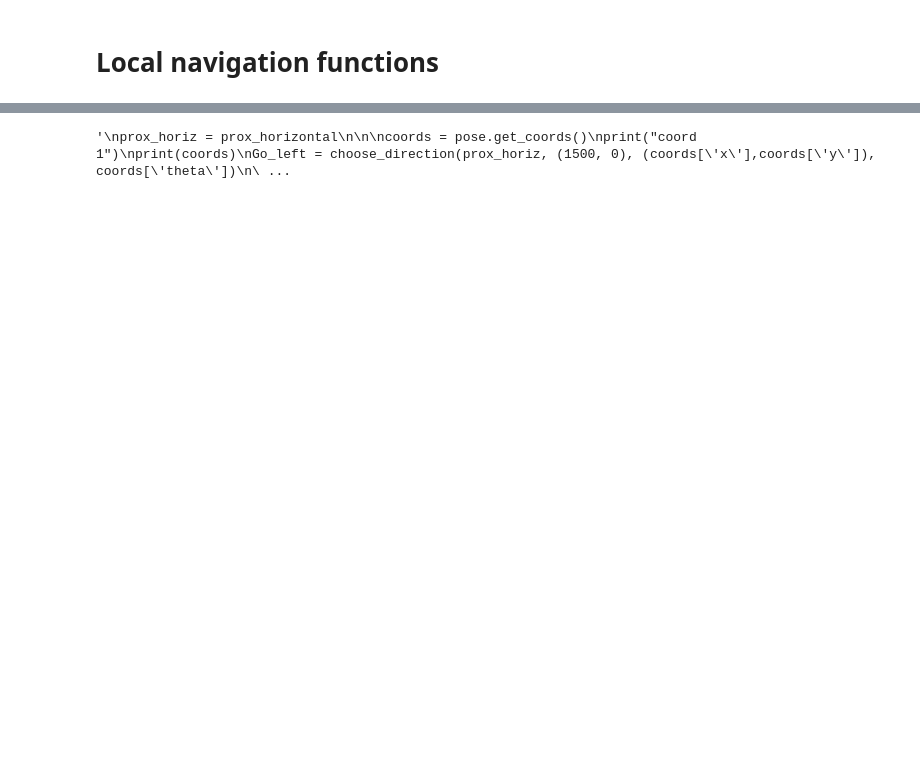
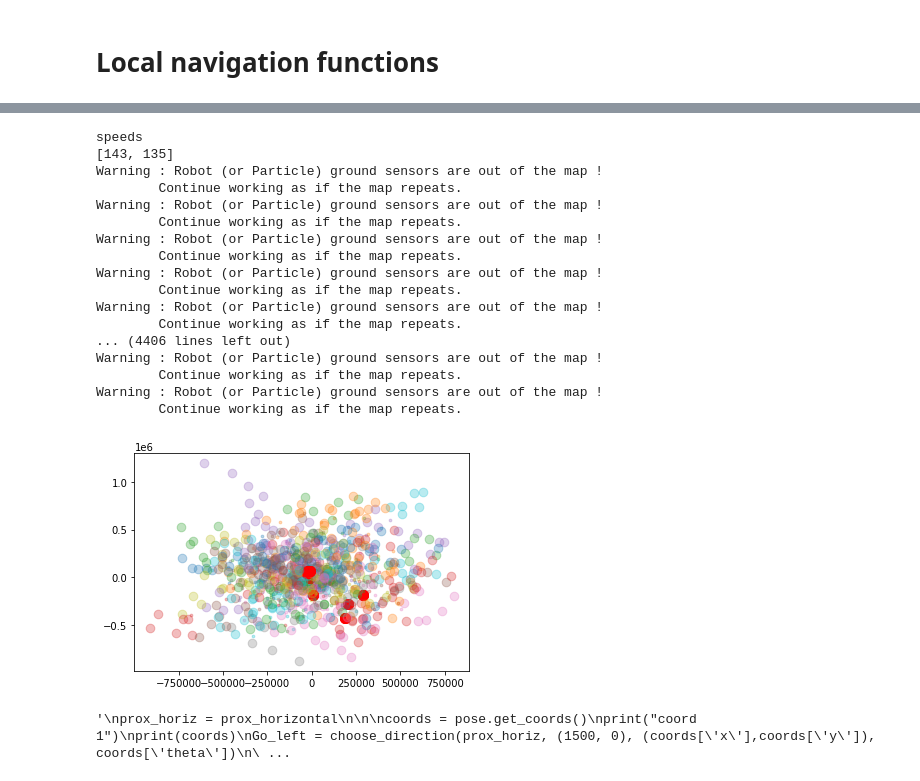
Before and after one commit to vphilippoz/MobileRobotics, a Jupyter notebook: Work_plz.ipynb, the cells around one changed output, grey strips where cells are left out. Drawn from its saved outputs; the diff is of its cells as text; code cells hidden in the pictures; blank space fills up the shorter version.

```diff
--- a/Work_plz.ipynb
+++ b/Work_plz.ipynb
@@ -558,27 +535,40 @@ def left_obst_follow(reset):
 #putting together functions
 obstacle = False
 ITER_PATH_FREE = 9 #number of iteration where the path to the goal is free before we stop following the obstacle
-speeds_init = 400
+speeds_init = 180
+THRESHOLD_PROX2 = 1500
+THRESHOLD_PROX1 = 1700
+THRESHOLD_PROX3 = 1700
+THRESHOLD_PROX0 = 2500
+THRESHOLD_PROX4 = 2500
+dt = 0.3
 motor_left_target = speeds_init
 motor_right_target = speeds_init
 pose = Pose(500,500,0)
-pose.set_coords(500, 500, 0.00)
+
 i = 0
-while i <= 10: #not obstacle:
+while i <= 10:#not obstacle:
     i += 1
     prox = prox_horizontal
-    obstacle = obstacle or obstacle_detected(prox[2], 1500)
-    obstacle = obstacle or obstacle_detected(prox[1], 1700)
-    obstacle = obstacle or obstacle_detected(prox[3], 1700)
-    obstacle = obstacle or obstacle_detected(prox[0], 2500)
-    obstacle = obstacle or obstacle_detected(prox[4], 2500)
+    obstacle = obstacle or obstacle_detected(prox[2], THRESHOLD_PROX2)
+    obstacle = obstacle or obstacle_detected(prox[1], THRESHOLD_PROX1)
+    obstacle = obstacle or obstacle_detected(prox[3], THRESHOLD_PROX3)
+    obstacle = obstacle or obstacle_detected(prox[0], THRESHOLD_PROX0)
+    obstacle = obstacle or obstacle_detected(prox[4], THRESHOLD_PROX4)
 
-    sleep(0.2)
+    sleep(dt)
+
     prox_grnd = prox_ground_delta
-    pose.update([motor_left_speed,motor_right_speed], prox_grnd, 200)
+    speeds_meas = [motor_left_speed,motor_right_speed]
+    print("speeds")
+    print(speeds_meas)
+    pose.update(speeds_meas, prox_grnd, 1000*dt)
+    pose.plot()
 
 motor_left_target = 0
 motor_right_target = 0
+sleep(0.3)
+plt.show()
 """
 prox_horiz = prox_horizontal
 
@@ -590,7 +580,7 @@ Go_left = choose_direction(prox_horiz, (1500, 0), (coords['x'],coords['y']), coo
 
 follow_obst = True
 prox_grnd = prox_ground_delta
-sleep(0.3)
+sleep(dt)
 pose.update([speeds_init,speeds_init], prox_grnd, 300)
 coords = pose.get_coords()
 print("coord2")
@@ -615,9 +605,9 @@ while follow_obst:
         #print("LEFT")
 
     else:
-        speeds_and_err = left_obst_follow(reset)
-        motor_right_target = speeds_and_err[0]
-        motor_left_target = speeds_and_err[1]
+        speeds = left_obst_follow(reset)
+        motor_right_target = speeds[0]
+        motor_left_target = speeds[1]
 
 
     coords = pose.get_coords()
@@ -625,36 +615,54 @@ while follow_obst:
     print(coords)
 
     if path_to_goal_free(coords['theta'], (coords['x'],coords['y']), (800,500),prox):
         free_path_iter += 1
         #print("FREE")
 
         if free_path_iter > ITER_PATH_FREE:
                 follow_obst = False
     else:
         free_path_iter = 0
         #print("not free")
 
     print("iter")
     print(free_path_iter)
 
     i += 1
-    sleep(0.3)
+    sleep(dt)
     prox_grnd = prox_ground_delta
 
     pose.update([motor_left_speed,motor_right_speed], prox_grnd, 300)
     coords = pose.get_coords()
     print("coord 4")
     print(coords)
 
-sleep(0.3)
+sleep(dt)
 
 
 motor_left_target = 0
 motor_right_target = 0
 #pose.plot()
 """
 # %% [output]
-'\nprox_horiz = prox_horizontal\n\n\ncoords = pose.get_coords()\nprint("coord 1")\nprint(coords)\nGo_left = choose_direction(prox_horiz, (1500, 0), (coords[\'x\'],coords[\'y\']), coords[\'theta\'])\n\ ...
+speeds
+[143, 135]
+Warning : Robot (or Particle) ground sensors are out of the map !
+        Continue working as if the map repeats.
+Warning : Robot (or Particle) ground sensors are out of the map !
+        Continue working as if the map repeats.
+Warning : Robot (or Particle) ground sensors are out of the map !
+        Continue working as if the map repeats.
+Warning : Robot (or Particle) ground sensors are out of the map !
+        Continue working as if the map repeats.
+Warning : Robot (or Particle) ground sensors are out of the map !
+        Continue working as if the map repeats.
+... (4406 lines left out)
+Warning : Robot (or Particle) ground sensors are out of the map !
+        Continue working as if the map repeats.
+Warning : Robot (or Particle) ground sensors are out of the map !
+        Continue working as if the map repeats.
+[figure, added]
+'\nprox_horiz = prox_horizontal\n\n\ncoords = pose.get_coords()\nprint("coord 1")\nprint(coords)\nGo_left = choose_direction(prox_horiz, (1500, 0), (coords[\'x\'],coords[\'y\']), coords[\'theta\'])\n\ ...
 # %%
 motor_left_target = 0
 motor_right_target = 0
```
Also changed, not shown: parts of 4 cells of this notebook.
